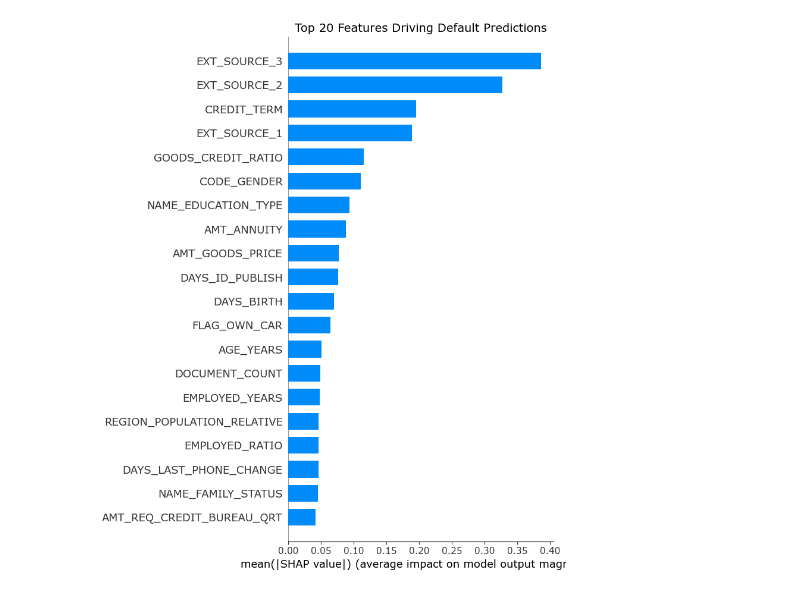
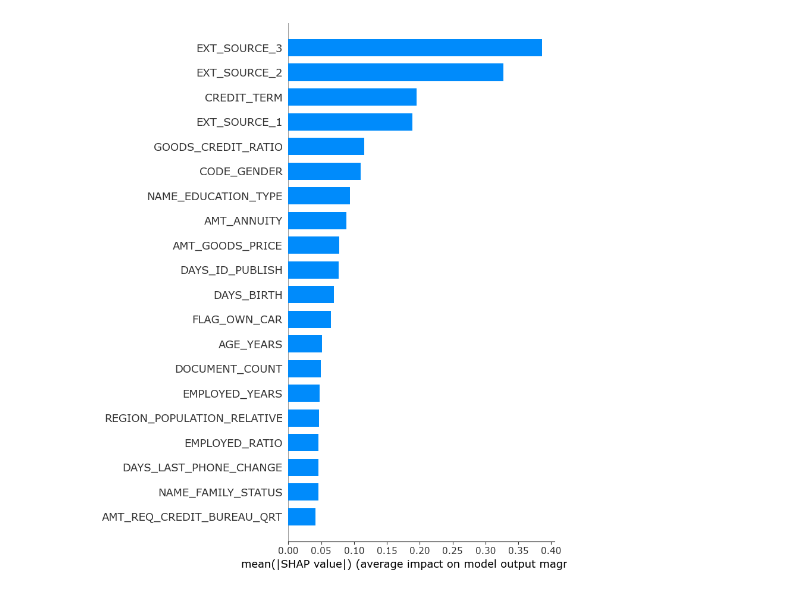
Before and after one commit to Shravaniiiiiii/credit-risk-platform, a Jupyter notebook: notebooks/06_model_explainability.ipynb, the cells around one changed output. Cells and saved outputs as stored; diff of their text form; code cells hidden in the pictures.

```diff
--- a/notebooks/06_model_explainability.ipynb
+++ b/notebooks/06_model_explainability.ipynb
@@ -1,3 +7,8 @@
+# %%
+import mlflow
+
+mlflow.set_tracking_uri("http://localhost:5000")
+model = mlflow.sklearn.load_model("models:/credit-risk-lgbm/2")
 # %%
 import shap
 import mlflow.sklearn
@@ -6,7 +17,7 @@ import matplotlib.pyplot as plt
 shap.initjs()
 
 # Load best model from MLflow registry
-model = mlflow.sklearn.load_model('models:/credit-risk-lgbm/1')
+model = mlflow.sklearn.load_model('models:/credit-risk-lgbm/2')
 
 # Load test data (apply same preprocessing)
 import sys; sys.path.append('..')
@@ -236,8 +38,0 @@ ModuleNotFoundError: No module named 'src.features'
-# %%
-import mlflow
-
-mlflow.set_tracking_uri("http://localhost:5000")
-
-model = mlflow.sklearn.load_model("models:/credit-risk-lgbm/1")
-
-print("Model loaded successfully ✅")
@@ -250,8 +38,0 @@ fe = CreditRiskFeatures()
-# %%
-df = pd.read_csv('../data/raw/application_train.csv')
-
-X = df.drop(columns=['TARGET','SK_ID_CURR'])
-
-X_tr = fe.fit_transform(X)
-
-X_sample = X_tr.sample(2000, random_state=42)
@@ -280,19 +38,0 @@ SHAP shape: (2000, 131)
-# %%
-import matplotlib.pyplot as plt
-
-plt.figure(figsize=(12, 8))
-
-shap.summary_plot(
-    shap_vals,            # ✅ NO [1]
-    X_transformed,        # must match shap_vals
-    plot_type='bar',
-    max_display=20,
-    show=False
-)
-
-plt.title('Top 20 Features Driving Default Predictions', fontsize=14)
-plt.tight_layout()
-plt.savefig('../reports/shap_global.png', dpi=150, bbox_inches='tight')
-plt.show()
-# %% [output]
-[figure, removed]
@@ -298,0 +41,20 @@ plt.show()
+# %%
+import shap
+
+# Extract final model from pipeline
+lgbm_model = model.named_steps['model']
+
+explainer = shap.TreeExplainer(lgbm_model)
+shap_values = explainer.shap_values(X_sample)
+
+# Handle binary case
+shap_matrix = shap_values[1] if isinstance(shap_values, list) else shap_values
+
+shap.summary_plot(
+    shap_matrix,
+    X_sample,
+    plot_type="bar",
+    max_display=20
+)
+# %% [output]
+[figure, added]
```
Also changed, not shown: parts of 15 cells of this notebook, 47 other files.
